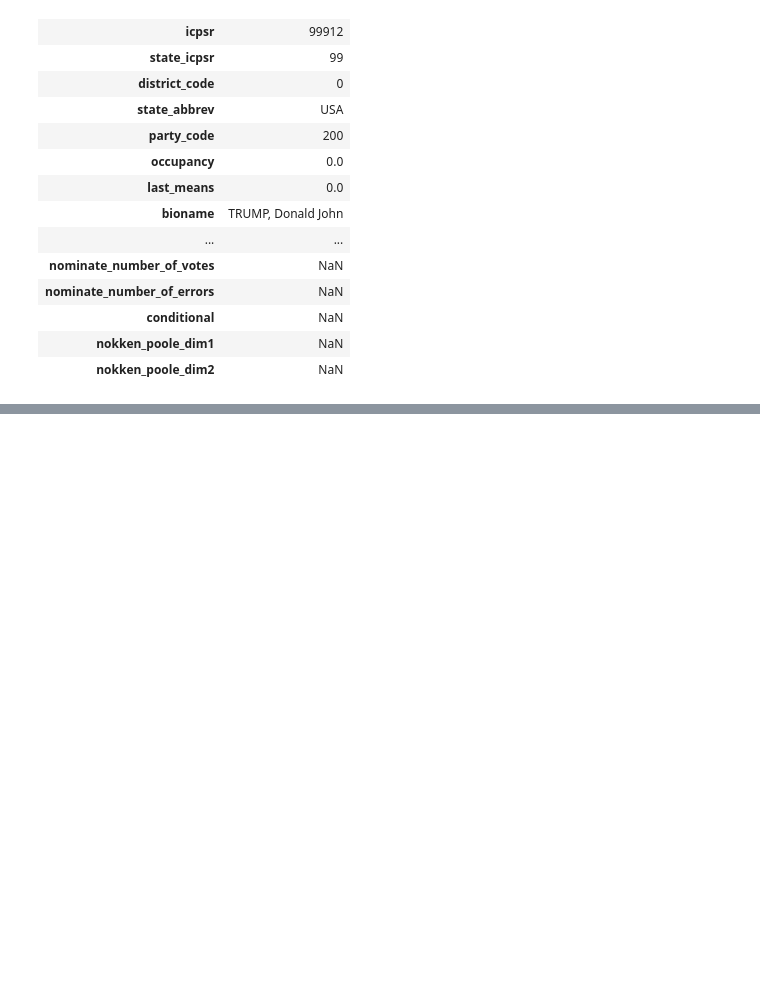
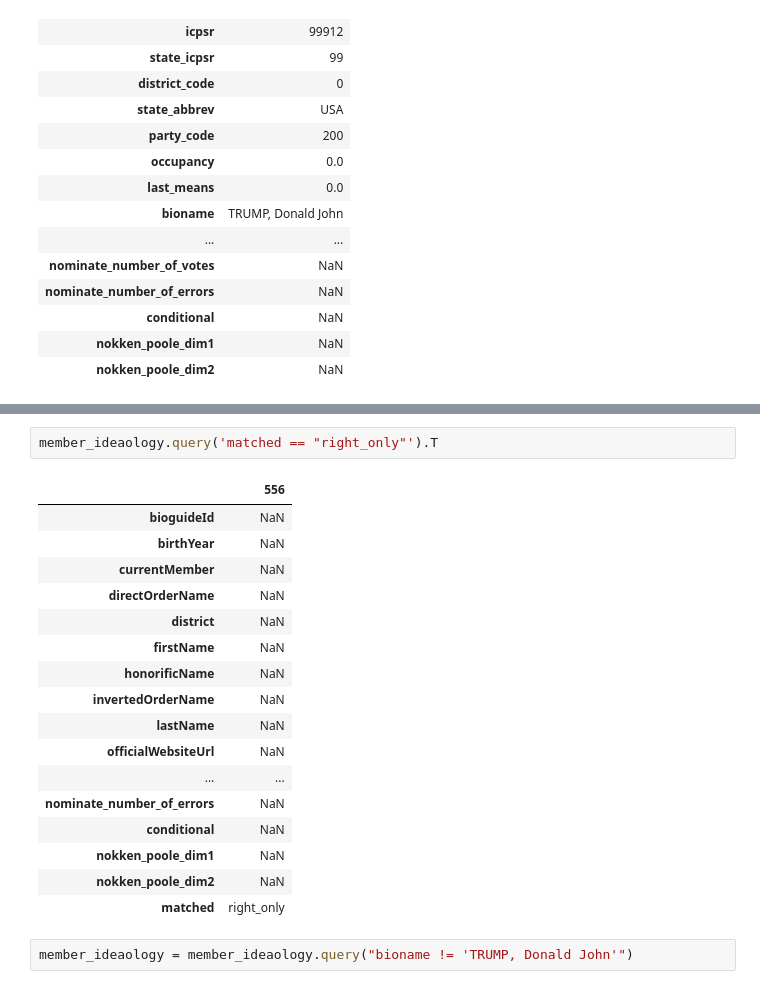
Before and after one commit to wdangds/ds6600-project, a Jupyter notebook: notebooks/demo_10_1_2026.ipynb, the cells around one changed output, grey strips where cells are left out. Drawn from its saved outputs; the diff is of its cells as text; blank space fills up the shorter version.

```diff
--- a/notebooks/demo_10_1_2026.ipynb
+++ b/notebooks/demo_10_1_2026.ipynb
@@ -69,0 +115,22 @@ left_on = 'bioguideId', right_on = 'bioguide_id', how = 'outer', indicator = 'ma
+# %%
+member_ideaology.query('matched == "right_only"').T
+# %% [output]
+|  | 556 |
+| bioguideId | NaN |
+| birthYear | NaN |
+| currentMember | NaN |
+| directOrderName | NaN |
+| district | NaN |
+| firstName | NaN |
+| honorificName | NaN |
+| invertedOrderName | NaN |
+| lastName | NaN |
+| officialWebsiteUrl | NaN |
+| ... | ... |
+| nominate_number_of_errors | NaN |
+| conditional | NaN |
+| nokken_poole_dim1 | NaN |
+| nokken_poole_dim2 | NaN |
+| matched | right_only |
+# %%
+member_ideaology = member_ideaology.query("bioname != 'TRUMP, Donald John'")
```
Also changed, not shown: parts of 7 cells of this notebook, 2 other files.
